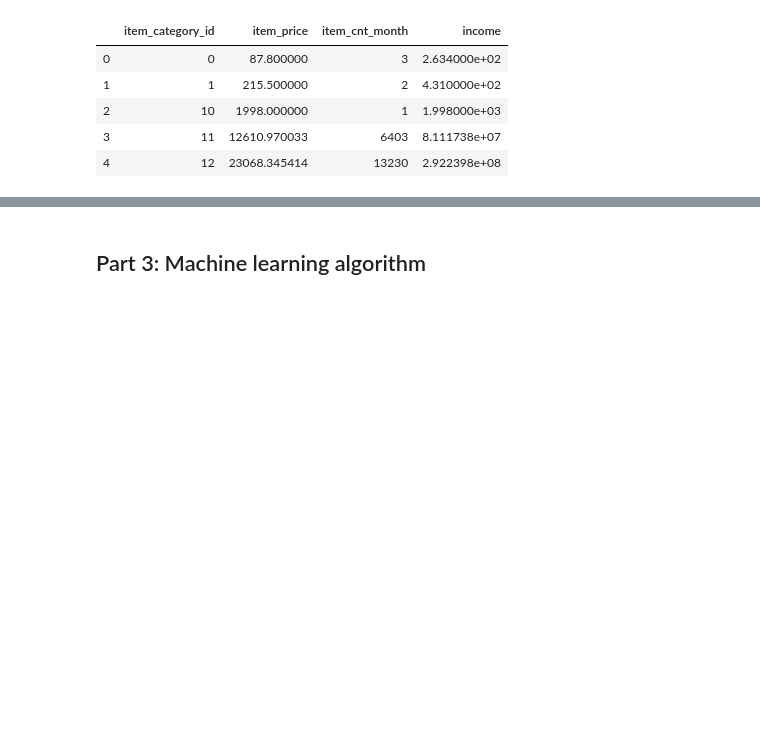
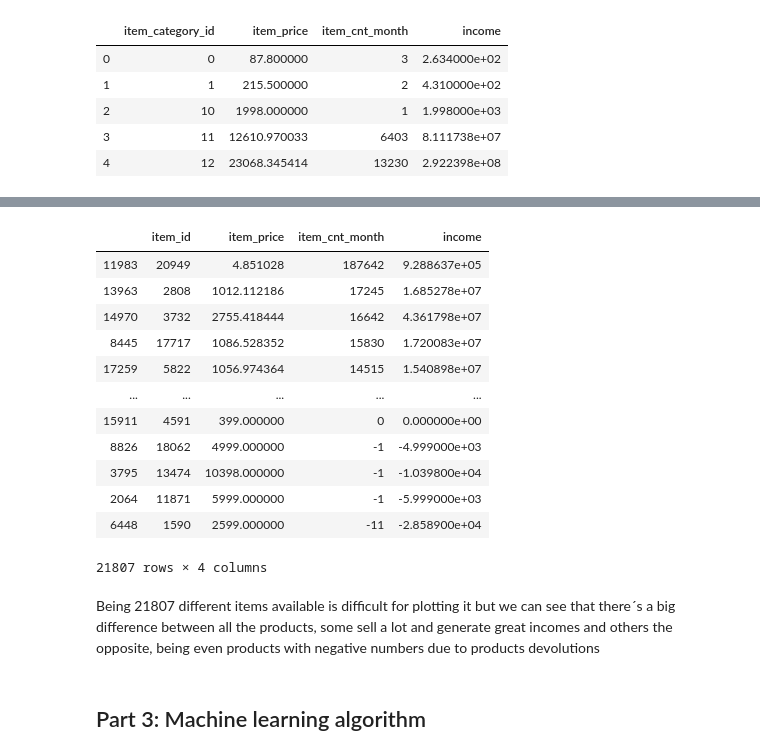
Before and after one commit to canceleiro/Future-Sales, a Jupyter notebook: Future_Sales.ipynb, the cells around one changed output, grey strips where cells are left out. Drawn from its saved outputs; the diff is of its cells as text; code cells hidden in the pictures; blank space fills up the shorter version.

```diff
--- a/Future_Sales.ipynb
+++ b/Future_Sales.ipynb
@@ -662,0 +663,3 @@ Embarking in Cherbourg seems that also has effects but really doesn´t have too
+# %%
+df_item = df_m.groupby(['item_id']).agg({'item_price': "mean",'item_cnt_month': sum,'income': sum }).reset_index()
+df_item.head()
@@ -663,3 +685,21 @@ Embarking in Cherbourg seems that also has effects but really doesn´t have too
+# %%
+df_item.sort_values(by = 'item_cnt_month', ascending = False)
+# %% [output]
+|  | item_id | item_price | item_cnt_month | income |
+| 11983 | 20949 | 4.851028 | 187642 | 9.288637e+05 |
+| 13963 | 2808 | 1012.112186 | 17245 | 1.685278e+07 |
+| 14970 | 3732 | 2755.418444 | 16642 | 4.361798e+07 |
+| 8445 | 17717 | 1086.528352 | 15830 | 1.720083e+07 |
+| 17259 | 5822 | 1056.974364 | 14515 | 1.540898e+07 |
+| ... | ... | ... | ... | ... |
+| 15911 | 4591 | 399.000000 | 0 | 0.000000e+00 |
+| 8826 | 18062 | 4999.000000 | -1 | -4.999000e+03 |
+| 3795 | 13474 | 10398.000000 | -1 | -1.039800e+04 |
+| 2064 | 11871 | 5999.000000 | -1 | -5.999000e+03 |
+| 6448 | 1590 | 2599.000000 | -11 | -2.858900e+04 |
+21807 rows × 4 columns
+# %% [markdown]
+Being 21807 different items available is difficult for plotting it but we can see that there´s a big difference between all the products, some sell a lot and generate great incomes and others the opposite, being even products with negative numbers due to products devolutions
 # %% [markdown]
 ## <a class="anchor" id="MLA">Part 3: Machine learning algorithm
 # %% [markdown]
```
Also changed, not shown: parts of 34 cells of this notebook.
